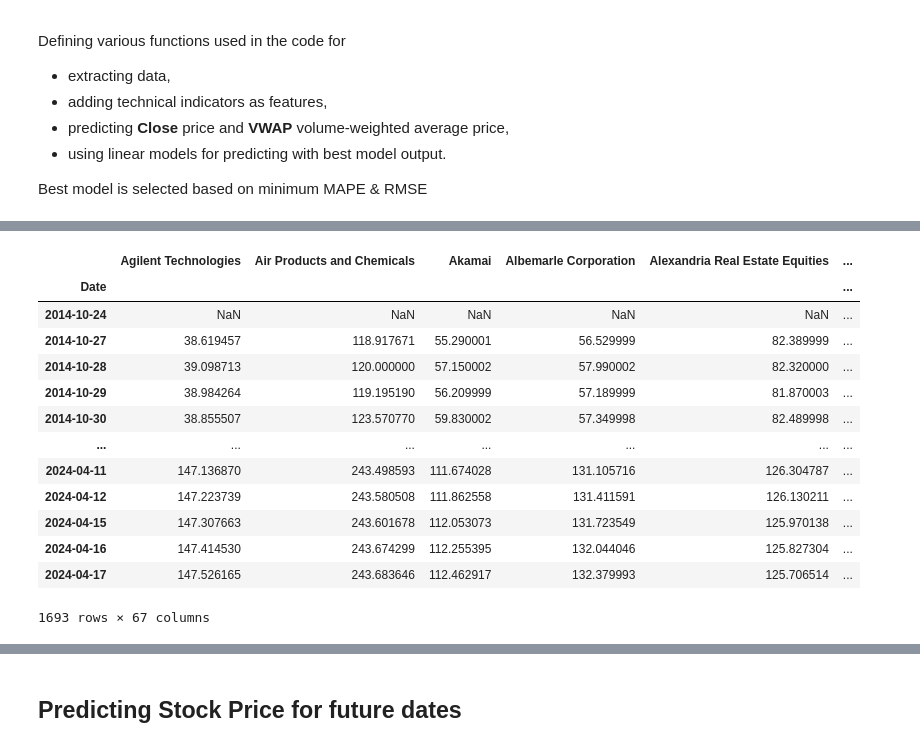
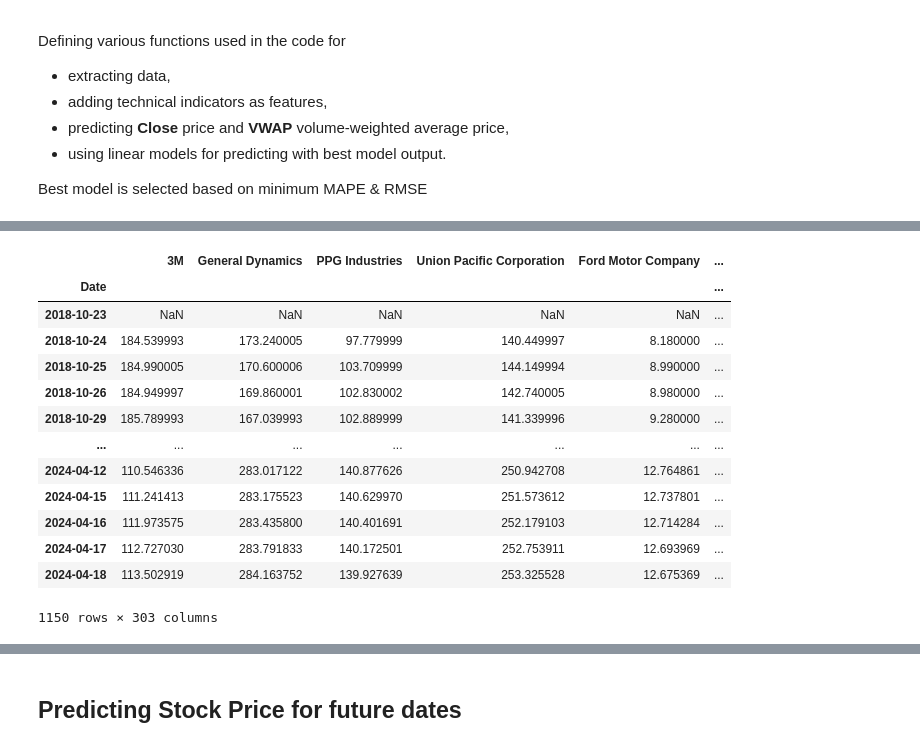
Before and after one commit to vchoppa0312/Stock_Selection, a Jupyter notebook: Price_Prediction_Models-Copy1.ipynb, the cells around one changed output, grey strips where cells are left out. Cells and saved outputs as stored; diff of their text form; code cells hidden in the pictures.

```diff
--- a/Price_Prediction_Models-Copy1.ipynb
+++ b/Price_Prediction_Models-Copy1.ipynb
@@ -291,16 +291,18 @@ url = 'https://en.wikipedia.org/wiki/List_of_S%26P_500_companies'
 wiki_data = pd.read_html(url)
 
 ticker_df = wiki_data[0]
-display(ticker_df.head(2))
-display(ticker_df.tail(2))
+#BRK.B & BF.B DROPPED AS DATA NOT REPORTED THROUGH YFINANCE
+ticker_df = ticker_df.drop(index=[62,78]).reset_index()
+ticker_df['Date added']=pd.to_datetime(ticker_df['Date added'])
+ticker_df = ticker_df.sort_values(by=['Date added']).reset_index()
+ticker_df = ticker_df.drop(columns=['index','level_0'])
+display(ticker_df.head())
+display(ticker_df.tail())
 
 # Pick Stock from the list for analysis
-
 ticker_list= ticker_df['Symbol'].to_list()
 stock_list = ticker_df['Security'].to_list()
-#print(stock_list)
-#stock_name = input('Enter Stock_Name from the above displayed list for Analysis:')
-#start_date = input('Enter Start Date for Historical Data in yyyy-mm-dd:')
+print(stock_list)
 # %% [output]
 |  | Symbol | Security | GICS Sector | GICS Sub-Industry | Headquarters Location | Date added | CIK | Founded |
 | 0 | MMM | 3M | Industrials | Industrial Conglomerates | Saint Paul, Minnesota | 1957-03-04 | 66740 | 1902 |
@@ -317,12 +323,12 @@ master_df=pd.DataFrame()
 model_dict={}
 # %%
 
-for stock in stock_list[12:]:
+for stock in stock_list:
     stock_name = stock
-    start_date = '2010-01-01'
+    start_date ='2014-01-01'
 
     model,stock_predictions = linear_model_predictions()
-    k=12
+    k=0
     model_dict['Stock']=stock_name
     model_dict['RMSE']= round(model.iloc[0,0],2)
     model_dict['MAPE']=round(model.iloc[0,1],2)
@@ -356,18 +369,17 @@ ValueError: attempt to get argmax of an empty sequence
 # %%
-master_df_2=master_df
-master_df_2.iloc[:,9:]
+master_df
 # %% [output]
-|  | Agilent Technologies | Air Products and Chemicals | Akamai | Albemarle Corporation | Alexandria Real Estate Equities | ... |
+|  | 3M | General Dynamics | PPG Industries | Union Pacific Corporation | Ford Motor Company | ... |
 | Date |  |  |  |  |  | ... |
-| 2014-10-24 | NaN | NaN | NaN | NaN | NaN | ... |
-| 2014-10-27 | 38.619457 | 118.917671 | 55.290001 | 56.529999 | 82.389999 | ... |
-| 2014-10-28 | 39.098713 | 120.000000 | 57.150002 | 57.990002 | 82.320000 | ... |
-| 2014-10-29 | 38.984264 | 119.195190 | 56.209999 | 57.189999 | 81.870003 | ... |
-| 2014-10-30 | 38.855507 | 123.570770 | 59.830002 | 57.349998 | 82.489998 | ... |
+| 2018-10-23 | NaN | NaN | NaN | NaN | NaN | ... |
+| 2018-10-24 | 184.539993 | 173.240005 | 97.779999 | 140.449997 | 8.180000 | ... |
+| 2018-10-25 | 184.990005 | 170.600006 | 103.709999 | 144.149994 | 8.990000 | ... |
+| 2018-10-26 | 184.949997 | 169.860001 | 102.830002 | 142.740005 | 8.980000 | ... |
+| 2018-10-29 | 185.789993 | 167.039993 | 102.889999 | 141.339996 | 9.280000 | ... |
 | ... | ... | ... | ... | ... | ... | ... |
-| 2024-04-11 | 147.136870 | 243.498593 | 111.674028 | 131.105716 | 126.304787 | ... |
-| 2024-04-12 | 147.223739 | 243.580508 | 111.862558 | 131.411591 | 126.130211 | ... |
-| 2024-04-15 | 147.307663 | 243.601678 | 112.053073 | 131.723549 | 125.970138 | ... |
-| 2024-04-16 | 147.414530 | 243.674299 | 112.255395 | 132.044046 | 125.827304 | ... |
-| 2024-04-17 | 147.526165 | 243.683646 | 112.462917 | 132.379993 | 125.706514 | ... |
+| 2024-04-12 | 110.546336 | 283.017122 | 140.877626 | 250.942708 | 12.764861 | ... |
+| 2024-04-15 | 111.241413 | 283.175523 | 140.629970 | 251.573612 | 12.737801 | ... |
+| 2024-04-16 | 111.973575 | 283.435800 | 140.401691 | 252.179103 | 12.714284 | ... |
+| 2024-04-17 | 112.727030 | 283.791833 | 140.172501 | 252.753911 | 12.693969 | ... |
+| 2024-04-18 | 113.502919 | 284.163752 | 139.927639 | 253.325528 | 12.675369 | ... |
-1693 rows × 67 columns
+1150 rows × 303 columns
```
Also changed, not shown: parts of 15 cells of this notebook.
